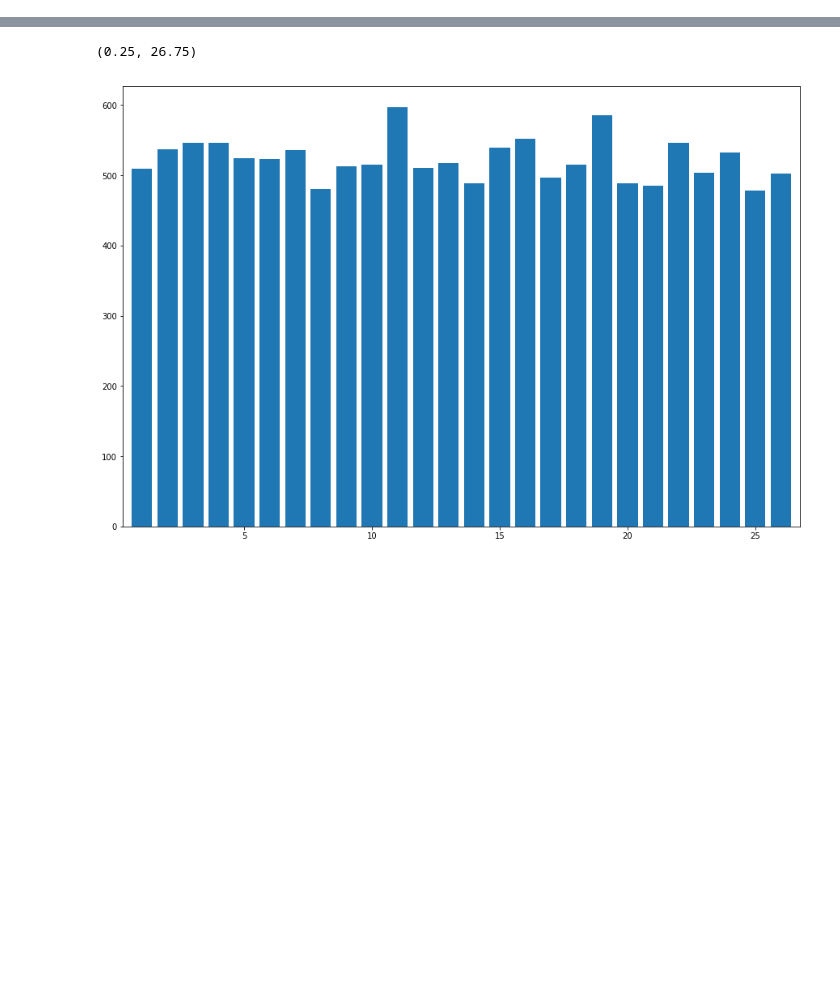
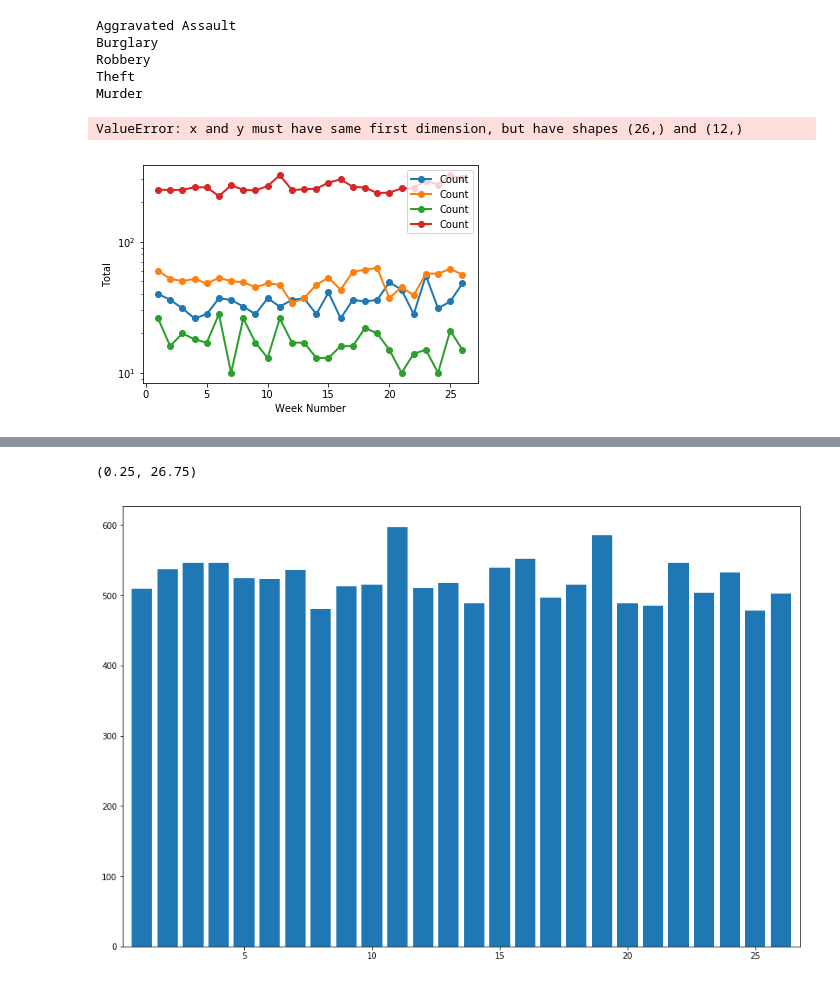
Before and after one commit to cletusajim/Project1-SXSW-Analysis, a Jupyter notebook: crimeincidentdata.ipynb, the cells around one changed output, grey strips where cells are left out. Drawn from its saved outputs; the diff is of its cells as text; code cells hidden in the pictures; blank space fills up the shorter version.

```diff
--- a/crimeincidentdata.ipynb
+++ b/crimeincidentdata.ipynb
@@ -181,0 +257,18 @@ max_theft_week_2017
+# %%
+#crime info for 2018
+for crime in gcd_2018_df['Offense'].unique():
+    print(crime)
+    weekly_crime = gcd_2018_df[gcd_2018_df['Offense']==crime]['Count']
+    plt.plot(weeks, weekly_crime, linewidth=2, marker="o")
+    plt.yscale('log')
+    plt.ylabel('Total')
+    plt.xlabel('Week Number')
+    plt.legend(loc= "best")
+# %% [output]
+Aggravated Assault
+Burglary
+Robbery
+Theft
+Murder
+ValueError: x and y must have same first dimension, but have shapes (26,) and (12,)
+[figure, added]
```
Also changed, not shown: parts of 7 cells of this notebook.
